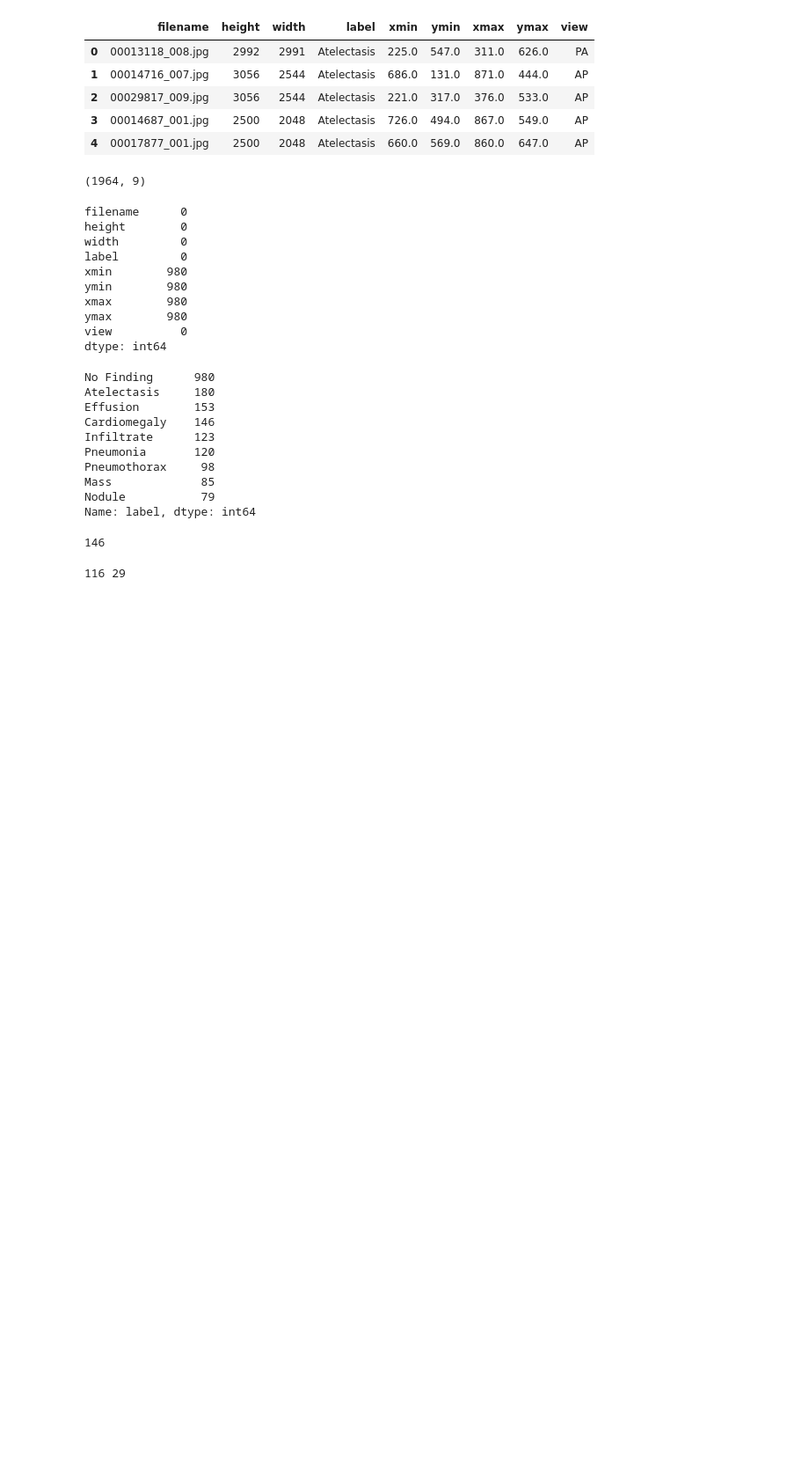
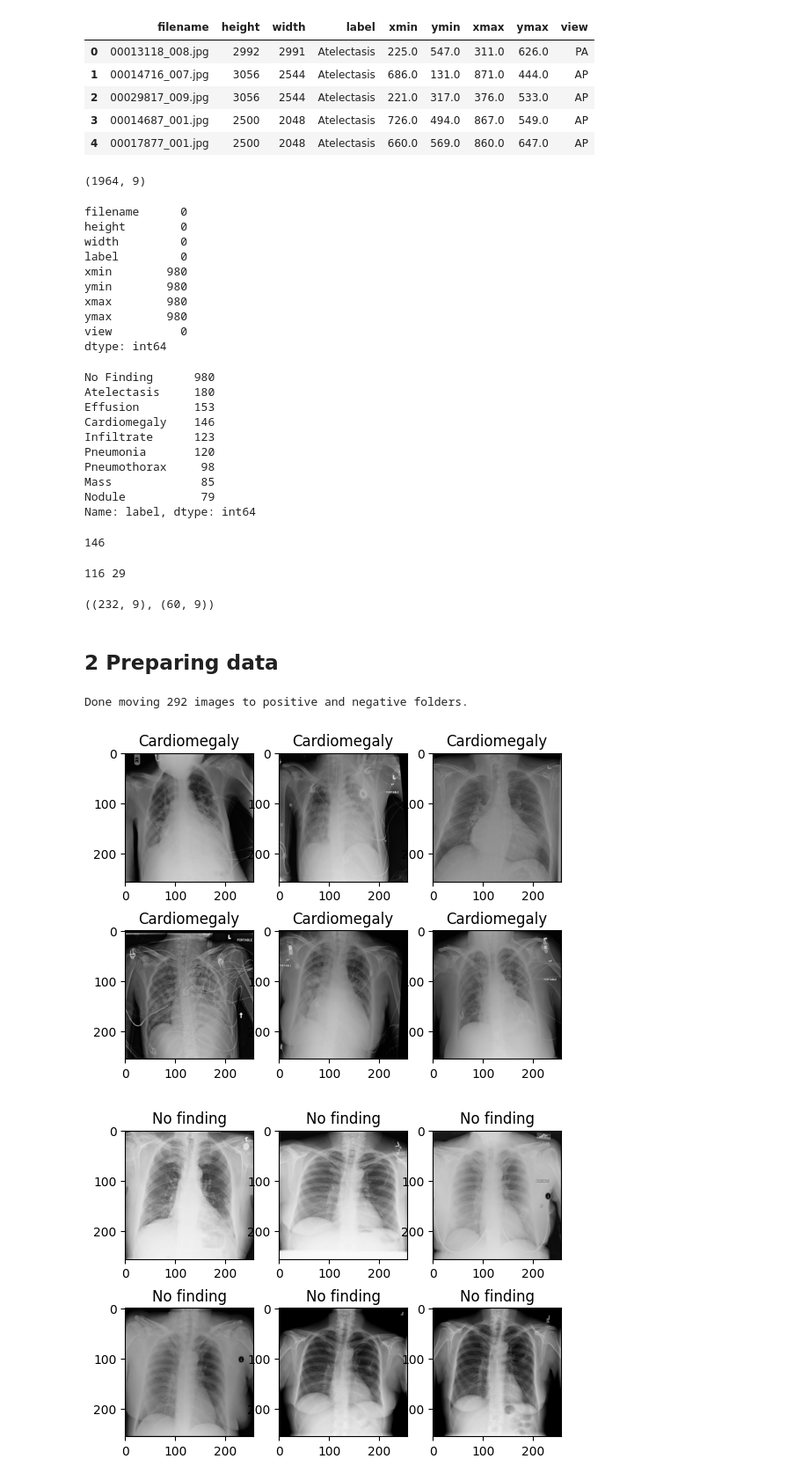
Before and after one commit to Rhythm1821/Chest-Disease-Identifier, a Jupyter notebook: Chest_Disease_Detection.ipynb, the cells around one changed output. Shown at 88% size. Drawn from its saved outputs; the diff is of its cells as text; code cells hidden in the pictures; blank space fills up the shorter version.

```diff
--- a/Chest_Disease_Detection.ipynb
+++ b/Chest_Disease_Detection.ipynb
@@ -82,7 +100,7 @@ Mass             85
 Nodule           79
 Name: label, dtype: int64
 # %%
-finding = "Cardiomegaly"
+finding = "Cardiomegaly".capitalize()
 positives = df.loc[df['label']==finding]
 negatives = df.loc[df['label']=="No Finding"]
 n = len(positives)
@@ -101,0 +123,66 @@ print(TRAIN_N, TEST_N)
+# %%
+train_labels.shape,test_labels.shape
+# %% [output]
+((232, 9), (60, 9))
+# %% [markdown]
+## 2 Preparing data
+# %%
+rootdir = '/content/medical-ai/images/'
+
+os.makedirs(rootdir+finding+'/train/positive',  exist_ok=True)
+os.makedirs(rootdir+finding+'/test/positive',  exist_ok=True)
+os.makedirs(rootdir+finding+'/train/negative', exist_ok=True)
+os.makedirs(rootdir+finding+'/test/negative', exist_ok=True)
+# %%
+for idx, image in positives[:TRAIN_N].iterrows():
+  source = rootdir+image["filename"]
+  dst = rootdir+finding+"/train/positive/"+image["filename"]
+  shutil.copy(source, dst)
+
+for idx, image in positives[TRAIN_N:].iterrows():
+  source = rootdir+image["filename"]
+  dst = rootdir+finding+"/test/positive/"+image["filename"]
+  shutil.copy(source, dst)
+
+for idx, image in negatives[:TRAIN_N].iterrows():
+  source = rootdir+image["filename"]
+  dst = rootdir+finding+"/train/negative/"+image["filename"]
+  shutil.copy(source, dst)
+
+for idx, image in negatives[TRAIN_N:n].iterrows():
+  source = rootdir+image["filename"]
+  dst = rootdir+finding+"/test/negative/"+image["filename"]
+  shutil.copy(source, dst)
+
+print("Done moving "+str(n*2)+" images to positive and negative folders.")
+# %% [output]
+Done moving 292 images to positive and negative folders.
+# %%
+# load images into memory for visualization
+positive_imgs, negative_imgs = [], []
+IMAGE_HEIGHT, IMAGE_WIDTH = 256, 256
+
+for idx, row in positives[:6].iterrows():
+  image_path = rootdir+row["filename"]
+  image = Image.open(image_path).resize((IMAGE_WIDTH, IMAGE_HEIGHT))
+  positive_imgs.append(load_image_into_numpy_array(image))
+
+for idx, row in negatives[:6].iterrows():
+  image_path = rootdir+row["filename"]
+  image = Image.open(image_path).resize((IMAGE_WIDTH, IMAGE_HEIGHT))
+  negative_imgs.append(load_image_into_numpy_array(image))
+# %%
+for idx,img in enumerate(positive_imgs[:6]):
+  plt.subplot(2,3,idx+1)
+  plt.title(finding)
+  plt.imshow(positive_imgs[idx])
+plt.show()
+
+for idx,img in enumerate(negative_imgs[:6]):
+  plt.subplot(2,3,idx+1)
+  plt.title("No finding")
+  plt.imshow(negative_imgs[idx])
+plt.show()
+# %% [output]
+[figure, added]
+[figure, added]
```
Also changed, not shown: parts of 8 cells of this notebook.
